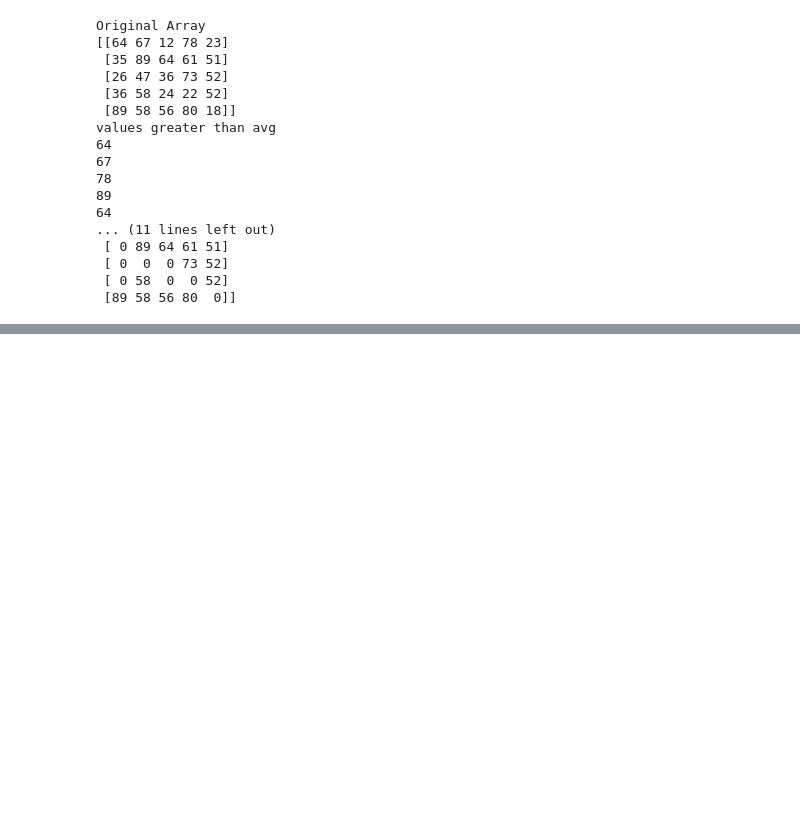
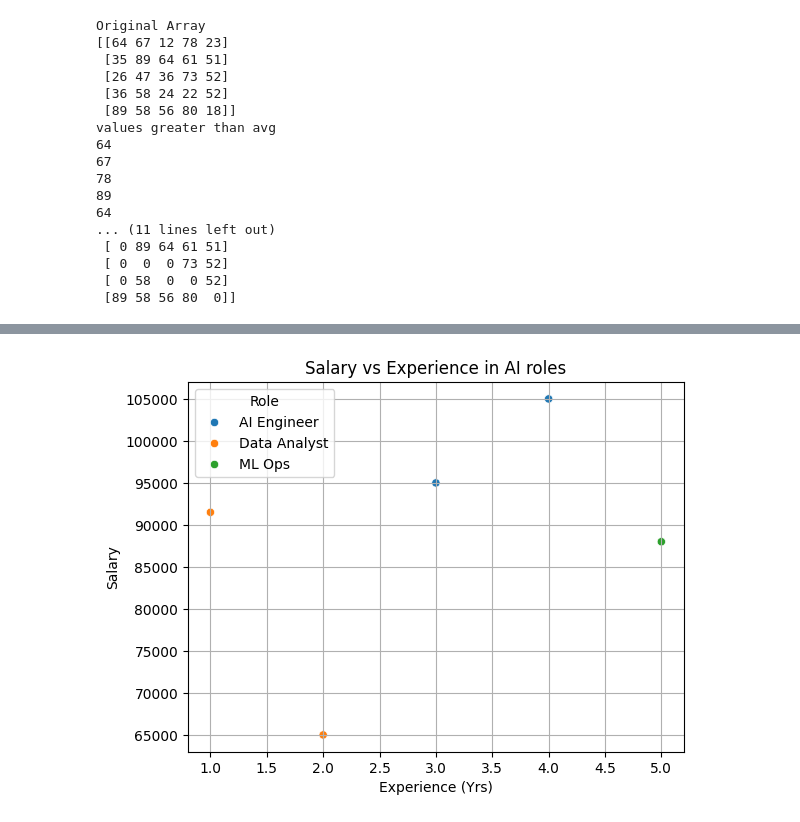
Before and after one commit to Yusra-Shah/Numpy-Pandas-Seaborn-Matplotlib-learning, a Jupyter notebook: Tasks.ipynb, the cells around one changed output, grey strips where cells are left out. Saved outputs shown, nothing was run; the diff lists cells and outputs as text; code cells hidden in the pictures; blank space fills up the shorter version.

```diff
--- a/Tasks.ipynb
+++ b/Tasks.ipynb
@@ -100,0 +111,7 @@ print(df)
+# %%
+sns.scatterplot(x="Experience (Yrs)", y="Salary", hue = "Role", data = df)
+plt.title("Salary vs Experience in AI roles")
+plt.grid(True)
+plt.show()
+# %% [output]
+[figure, added]
```
Also changed, not shown: parts of 4 cells of this notebook.
